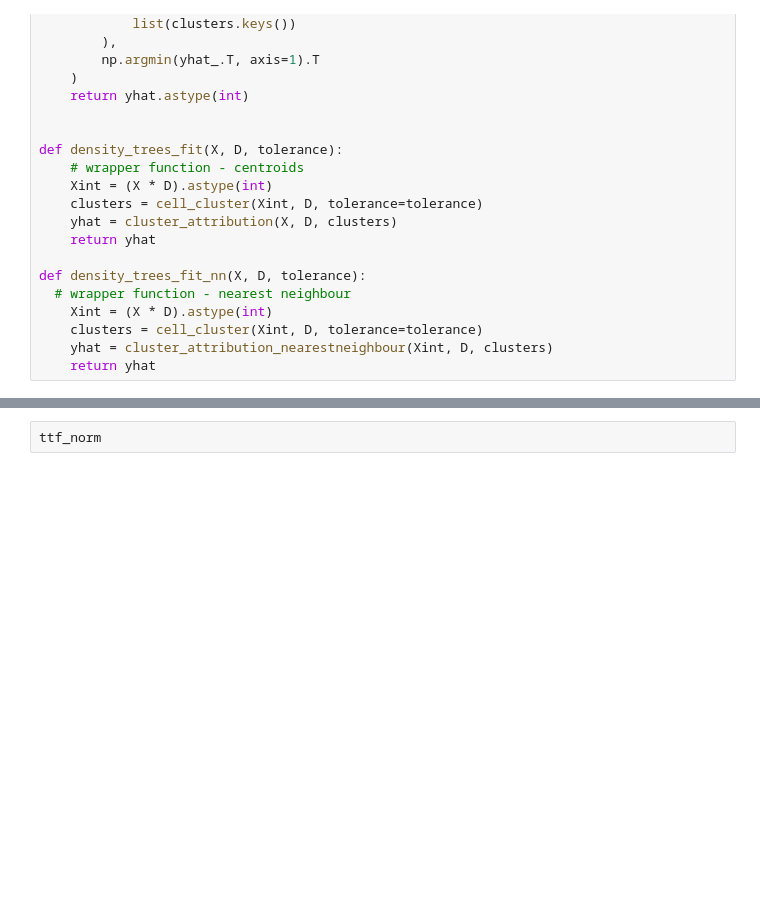
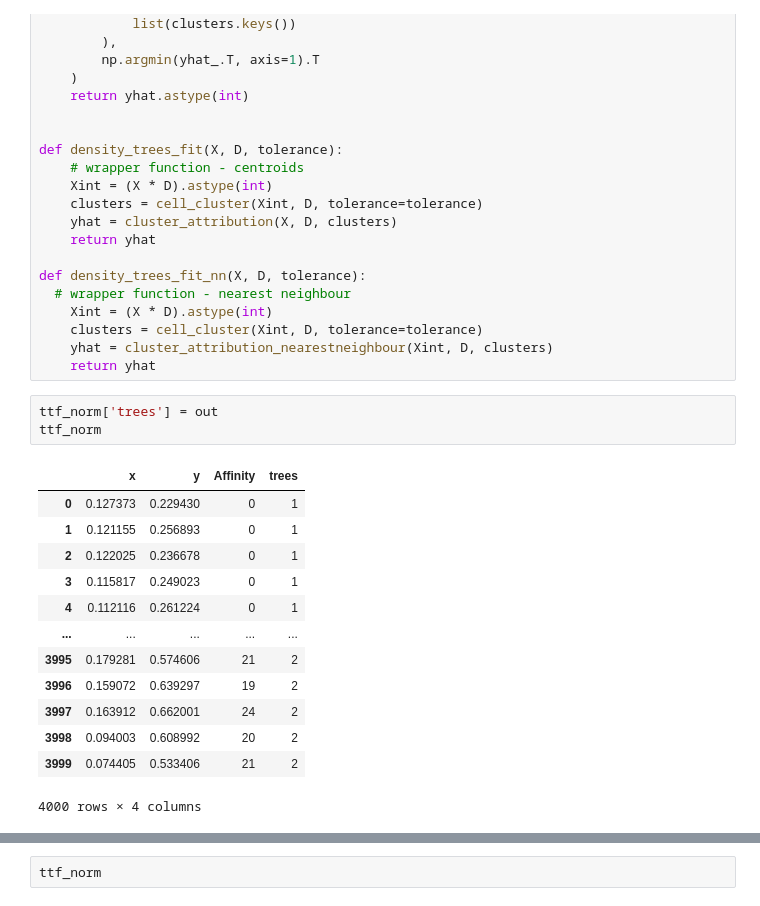
Before and after one commit to rxh82/epigee, a Jupyter notebook: Clustering notebook.ipynb, the cells around one changed output, grey strips where cells are left out. Saved outputs shown, nothing was run; the diff lists cells and outputs as text; blank space fills up the shorter version.

```diff
--- a/Clustering notebook.ipynb
+++ b/Clustering notebook.ipynb
@@ -292,6 +304,23 @@ def density_trees_fit_nn(X, D, tolerance):
     clusters = cell_cluster(Xint, D, tolerance=tolerance)
     yhat = cluster_attribution_nearestneighbour(Xint, D, clusters)
     return yhat
+# %%
+ttf_norm['trees'] = out
+ttf_norm
+# %% [output]
+|  | x | y | Affinity | trees |
+| 0 | 0.127373 | 0.229430 | 0 | 1 |
+| 1 | 0.121155 | 0.256893 | 0 | 1 |
+| 2 | 0.122025 | 0.236678 | 0 | 1 |
+| 3 | 0.115817 | 0.249023 | 0 | 1 |
+| 4 | 0.112116 | 0.261224 | 0 | 1 |
+| ... | ... | ... | ... | ... |
+| 3995 | 0.179281 | 0.574606 | 21 | 2 |
+| 3996 | 0.159072 | 0.639297 | 19 | 2 |
+| 3997 | 0.163912 | 0.662001 | 24 | 2 |
+| 3998 | 0.094003 | 0.608992 | 20 | 2 |
+| 3999 | 0.074405 | 0.533406 | 21 | 2 |
+4000 rows × 4 columns
 # %%
 out = density_trees_fit(X,D,tolerance)
 plt.figure(figsize=(10, 10))
```
Also changed, not shown: parts of 19 cells of this notebook.
